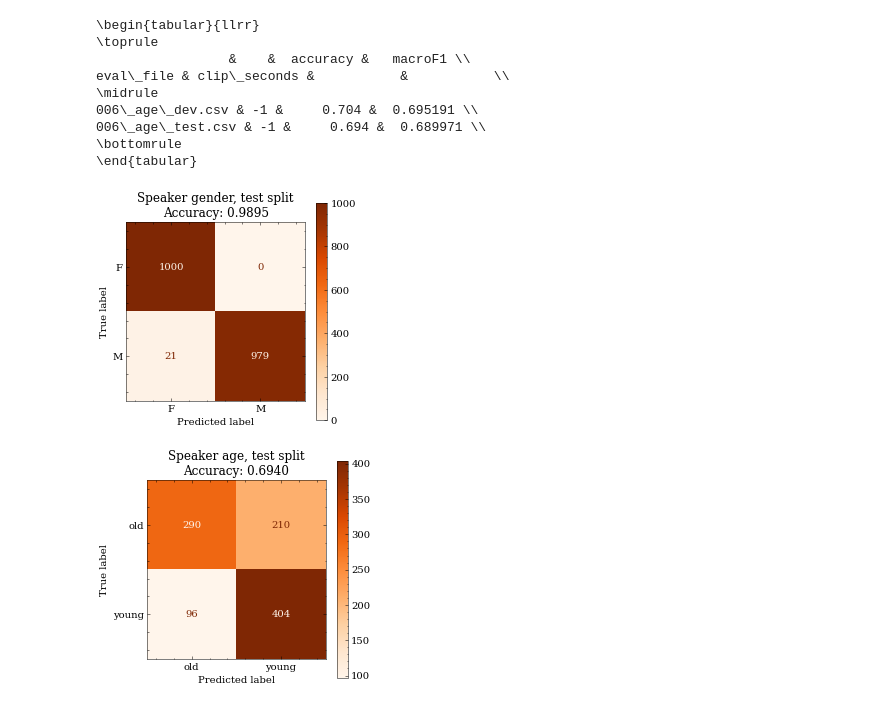
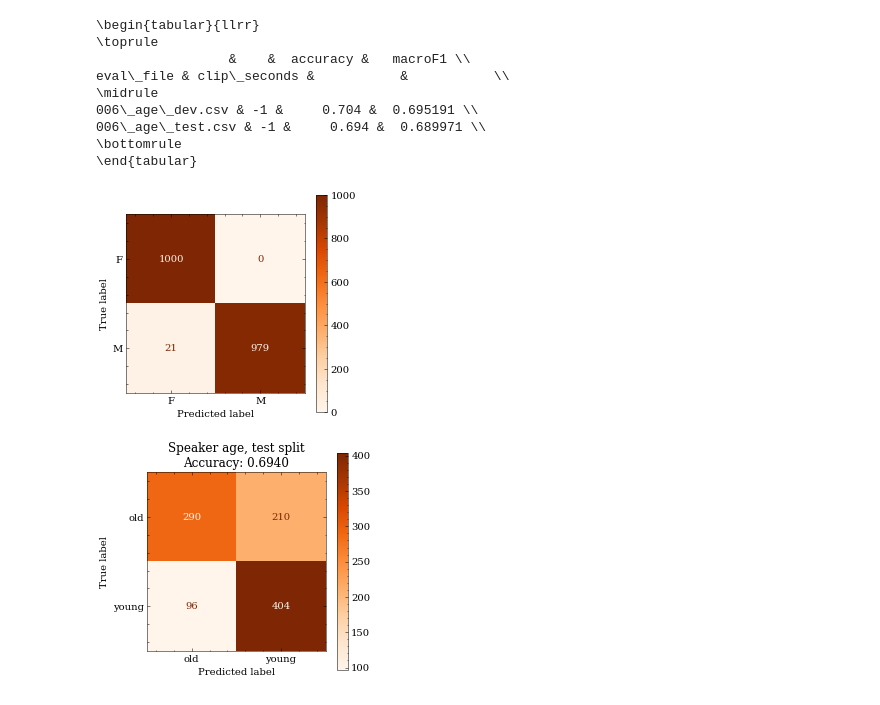
Before and after one commit to 5roop/task11, a Jupyter notebook: 009_analisis.ipynb, the cells around one changed output. Drawn from its saved outputs; the diff is of its cells as text; code cells hidden in the pictures.

```diff
--- a/009_analisis.ipynb
+++ b/009_analisis.ipynb
@@ -89,17 +93,17 @@ eval\_file & clip\_seconds &           &           \\
 # %%
 y_true, y_pred = df.loc[3, ["y_true", "y_pred"]]
 import matplotlib.pyplot as plt
 plt.style.use("science no-latex".split())
 from sklearn.metrics import ConfusionMatrixDisplay
 fi, ax = plt.subplots(figsize=(4,4))
 ConfusionMatrixDisplay.from_predictions(
    y_true, y_pred, cmap="Oranges", ax=ax, xticks_rotation=0)
-plt.title("Speaker gender, test split\nAccuracy: 0.9895")
+# plt.title("Speaker gender, test split\nAccuracy: 0.9895")
 plt.savefig("images/009_cm_speaker_gender_test.png")
 plt.savefig("images/009_cm_speaker_gender_test.pdf")
 plt.show()
 # %% [output]
-[figure, old version]
+[figure, new version]
 # %%
 y_true, y_pred = df.loc[9, ["y_true", "y_pred"]]
 import matplotlib.pyplot as plt
```
Also changed, not shown: parts of 7 cells of this notebook, 9 other files.
